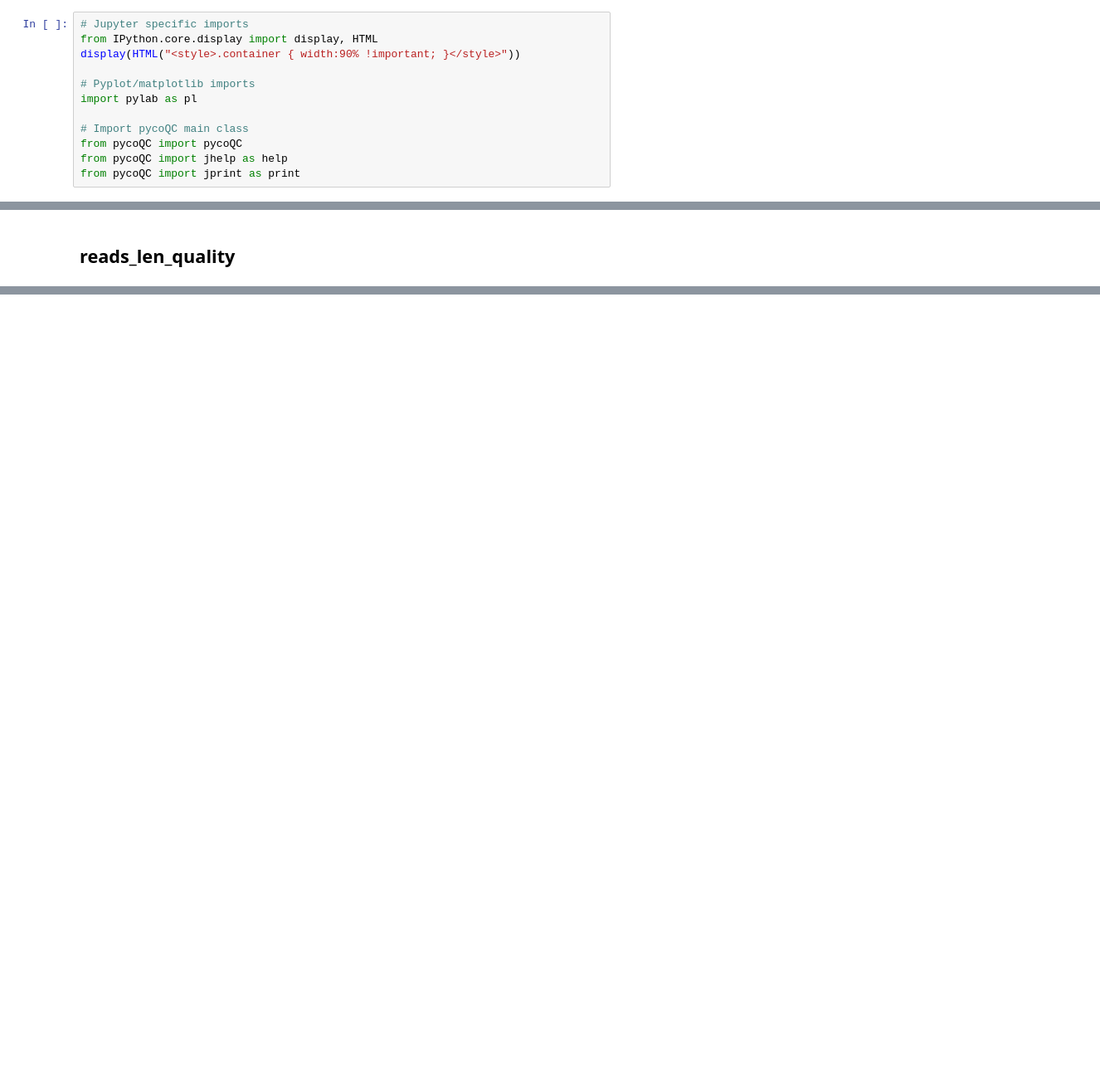
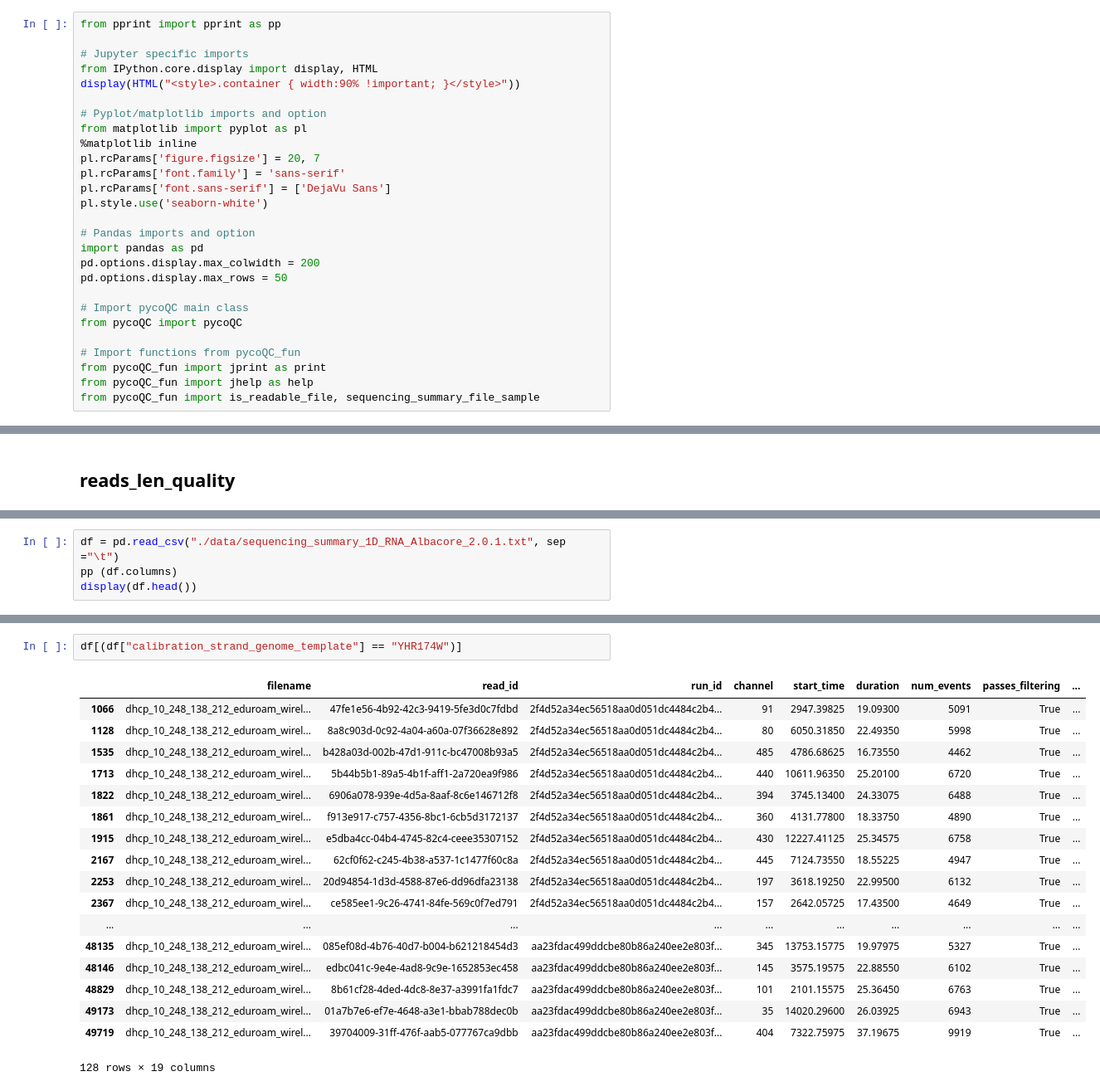
Before and after one commit to a-slide/pycoQC, a Jupyter notebook: pycoQC/test_pycoQC.ipynb, the cells around one changed output, grey strips where cells are left out. Shown at 83% size. Cells and saved outputs as stored; diff of their text form; blank space fills up the shorter version.

Commit message:
Start refactoring the initialisation

```diff
--- a/pycoQC/test_pycoQC.ipynb
+++ b/pycoQC/test_pycoQC.ipynb
@@ -4,12 +6,27 @@
 # %%
+from pprint import pprint as pp
+
 # Jupyter specific imports
 from IPython.core.display import display, HTML
 display(HTML("<style>.container { width:90% !important; }</style>"))
 
-# Pyplot/matplotlib imports
-import pylab as pl
+# Pyplot/matplotlib imports and option
+from matplotlib import pyplot as pl
+%matplotlib inline
+pl.rcParams['figure.figsize'] = 20, 7
+pl.rcParams['font.family'] = 'sans-serif'
+pl.rcParams['font.sans-serif'] = ['DejaVu Sans']
+pl.style.use('seaborn-white')
+
+# Pandas imports and option
+import pandas as pd
+pd.options.display.max_colwidth = 200
+pd.options.display.max_rows = 50
 
 # Import pycoQC main class
 from pycoQC import pycoQC
-from pycoQC import jhelp as help
-from pycoQC import jprint as print
+
+# Import functions from pycoQC_fun
+from pycoQC_fun import jprint as print
+from pycoQC_fun import jhelp as help
+from pycoQC_fun import is_readable_file, sequencing_summary_file_sample
@@ -453,0 +384,4 @@ g = p.reads_len_quality(kde=True, kde_cmap='OrRd', kde_alpha=0.75, kde_levels=50
+# %%
+df = pd.read_csv("./data/sequencing_summary_1D_RNA_Albacore_2.0.1.txt", sep ="\t")
+pp (df.columns)
+display(df.head())
@@ -453,0 +410,21 @@ g = p.reads_len_quality(kde=True, kde_cmap='OrRd', kde_alpha=0.75, kde_levels=50
+# %%
+df[(df["calibration_strand_genome_template"] == "YHR174W")]
+# %% [output]
+|  | filename | read_id | run_id | channel | start_time | duration | num_events | passes_filtering | ... |
+| 1066 | dhcp_10_248_138_212_eduroam_wirel... | 47fe1e56-4b92-42c3-9419-5fe3d0c7fdbd | 2f4d52a34ec56518aa0d051dc4484c2b4... | 91 | 2947.39825 | 19.09300 | 5091 | True | ... |
+| 1128 | dhcp_10_248_138_212_eduroam_wirel... | 8a8c903d-0c92-4a04-a60a-07f36628e892 | 2f4d52a34ec56518aa0d051dc4484c2b4... | 80 | 6050.31850 | 22.49350 | 5998 | True | ... |
+| 1535 | dhcp_10_248_138_212_eduroam_wirel... | b428a03d-002b-47d1-911c-bc47008b93a5 | 2f4d52a34ec56518aa0d051dc4484c2b4... | 485 | 4786.68625 | 16.73550 | 4462 | True | ... |
+| 1713 | dhcp_10_248_138_212_eduroam_wirel... | 5b44b5b1-89a5-4b1f-aff1-2a720ea9f986 | 2f4d52a34ec56518aa0d051dc4484c2b4... | 440 | 10611.96350 | 25.20100 | 6720 | True | ... |
+| 1822 | dhcp_10_248_138_212_eduroam_wirel... | 6906a078-939e-4d5a-8aaf-8c6e146712f8 | 2f4d52a34ec56518aa0d051dc4484c2b4... | 394 | 3745.13400 | 24.33075 | 6488 | True | ... |
+| 1861 | dhcp_10_248_138_212_eduroam_wirel... | f913e917-c757-4356-8bc1-6cb5d3172137 | 2f4d52a34ec56518aa0d051dc4484c2b4... | 360 | 4131.77800 | 18.33750 | 4890 | True | ... |
+| 1915 | dhcp_10_248_138_212_eduroam_wirel... | e5dba4cc-04b4-4745-82c4-ceee35307152 | 2f4d52a34ec56518aa0d051dc4484c2b4... | 430 | 12227.41125 | 25.34575 | 6758 | True | ... |
+| 2167 | dhcp_10_248_138_212_eduroam_wirel... | 62cf0f62-c245-4b38-a537-1c1477f60c8a | 2f4d52a34ec56518aa0d051dc4484c2b4... | 445 | 7124.73550 | 18.55225 | 4947 | True | ... |
+| 2253 | dhcp_10_248_138_212_eduroam_wirel... | 20d94854-1d3d-4588-87e6-dd96dfa23138 | 2f4d52a34ec56518aa0d051dc4484c2b4... | 197 | 3618.19250 | 22.99500 | 6132 | True | ... |
+| 2367 | dhcp_10_248_138_212_eduroam_wirel... | ce585ee1-9c26-4741-84fe-569c0f7ed791 | 2f4d52a34ec56518aa0d051dc4484c2b4... | 157 | 2642.05725 | 17.43500 | 4649 | True | ... |
+| ... | ... | ... | ... | ... | ... | ... | ... | ... | ... |
+| 48135 | dhcp_10_248_138_212_eduroam_wirel... | 085ef08d-4b76-40d7-b004-b621218454d3 | aa23fdac499ddcbe80b86a240ee2e803f... | 345 | 13753.15775 | 19.97975 | 5327 | True | ... |
+| 48146 | dhcp_10_248_138_212_eduroam_wirel... | edbc041c-9e4e-4ad8-9c9e-1652853ec458 | aa23fdac499ddcbe80b86a240ee2e803f... | 145 | 3575.19575 | 22.88550 | 6102 | True | ... |
+| 48829 | dhcp_10_248_138_212_eduroam_wirel... | 8b61cf28-4ded-4dc8-8e37-a3991fa1fdc7 | aa23fdac499ddcbe80b86a240ee2e803f... | 101 | 2101.15575 | 25.36450 | 6763 | True | ... |
+| 49173 | dhcp_10_248_138_212_eduroam_wirel... | 01a7b7e6-ef7e-4648-a3e1-bbab788dec0b | aa23fdac499ddcbe80b86a240ee2e803f... | 35 | 14020.29600 | 26.03925 | 6943 | True | ... |
+| 49719 | dhcp_10_248_138_212_eduroam_wirel... | 39704009-31ff-476f-aab5-077767ca9dbb | aa23fdac499ddcbe80b86a240ee2e803f... | 404 | 7322.75975 | 37.19675 | 9919 | True | ... |
+128 rows × 19 columns
```
Also changed, not shown: parts of 30 cells of this notebook, 3 other files.
